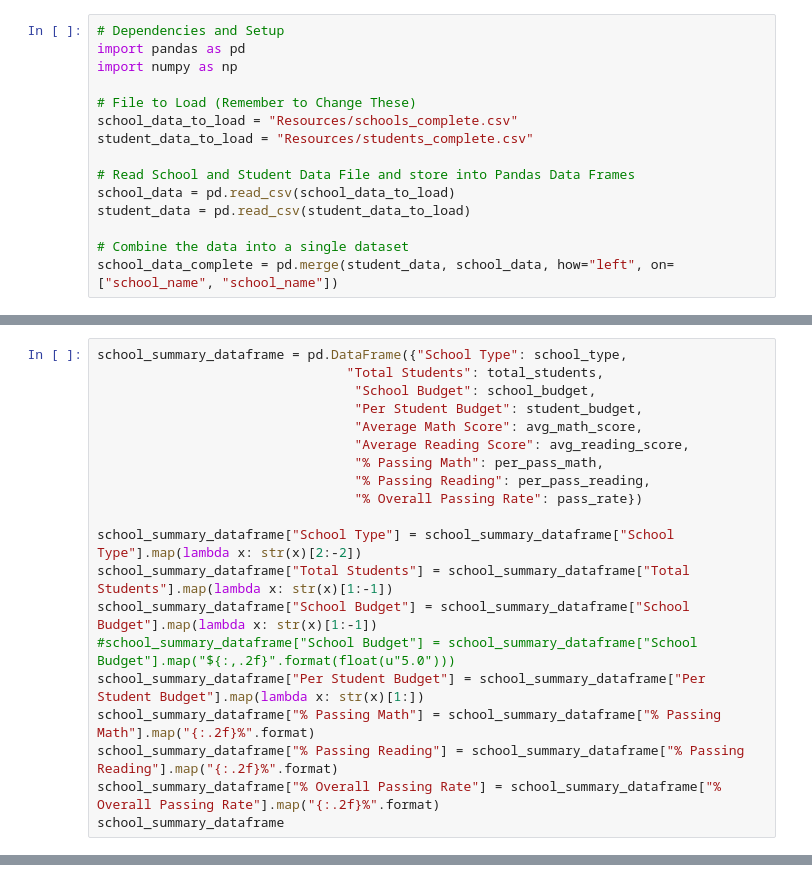
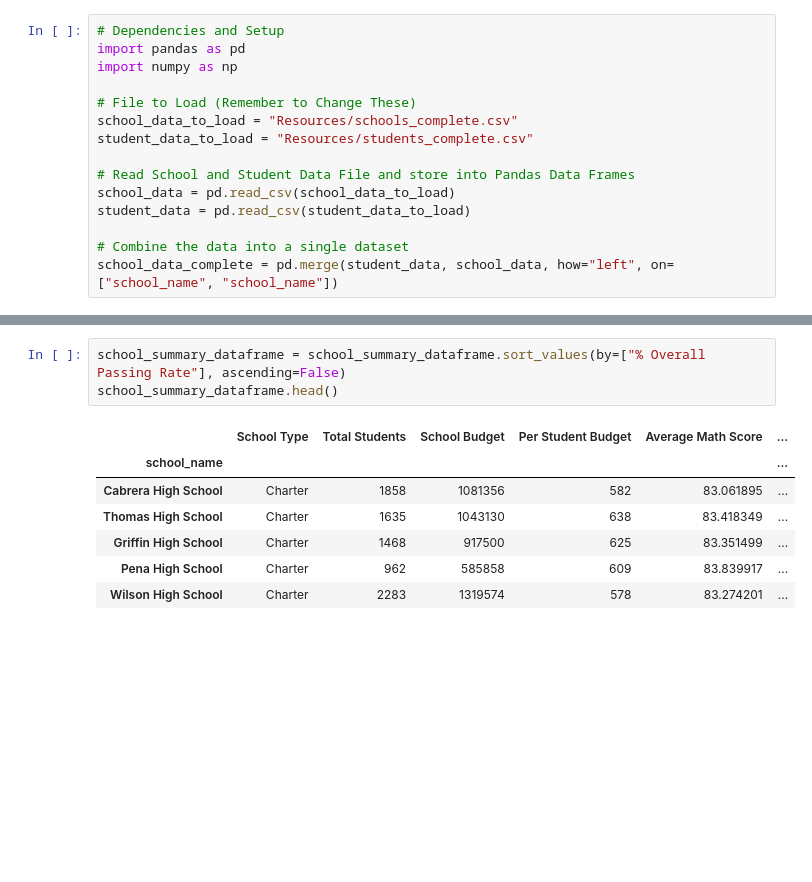
Before and after one commit to Samwimb/pandas-homework, a Jupyter notebook: PyCitySchools/py_academy.ipynb, the cells around one changed output, grey strips where cells are left out. Cells and saved outputs as stored; diff of their text form; blank space fills up the shorter version.

```diff
--- a/PyCitySchools/py_academy.ipynb
+++ b/PyCitySchools/py_academy.ipynb
@@ -109,20 +142,0 @@ SyntaxError: invalid syntax (<ipython-input-8-fd8901f0dcdf>, line 15)
-# %%
-school_summary_dataframe = pd.DataFrame({"School Type": school_type,
-                                "Total Students": total_students,
-                                 "School Budget": school_budget,
-                                 "Per Student Budget": student_budget,
-                                 "Average Math Score": avg_math_score,
-                                 "Average Reading Score": avg_reading_score,
-                                 "% Passing Math": per_pass_math,
-                                 "% Passing Reading": per_pass_reading,
-                                 "% Overall Passing Rate": pass_rate})
-
-school_summary_dataframe["School Type"] = school_summary_dataframe["School Type"].map(lambda x: str(x)[2:-2])
-school_summary_dataframe["Total Students"] = school_summary_dataframe["Total Students"].map(lambda x: str(x)[1:-1])
-school_summary_dataframe["School Budget"] = school_summary_dataframe["School Budget"].map(lambda x: str(x)[1:-1])
-#school_summary_dataframe["School Budget"] = school_summary_dataframe["School Budget"].map("${:,.2f}".format(float(u"5.0")))
-school_summary_dataframe["Per Student Budget"] = school_summary_dataframe["Per Student Budget"].map(lambda x: str(x)[1:])
-school_summary_dataframe["% Passing Math"] = school_summary_dataframe["% Passing Math"].map("{:.2f}%".format)
-school_summary_dataframe["% Passing Reading"] = school_summary_dataframe["% Passing Reading"].map("{:.2f}%".format)
-school_summary_dataframe["% Overall Passing Rate"] = school_summary_dataframe["% Overall Passing Rate"].map("{:.2f}%".format)
-school_summary_dataframe
@@ -146,0 +143,11 @@ school_summary_dataframe
+# %%
+school_summary_dataframe = school_summary_dataframe.sort_values(by=["% Overall Passing Rate"], ascending=False)
+school_summary_dataframe.head()
+# %% [output]
+|  | School Type | Total Students | School Budget | Per Student Budget | Average Math Score | ... |
+| school_name |  |  |  |  |  | ... |
+| Cabrera High School | Charter | 1858 | 1081356 | 582 | 83.061895 | ... |
+| Thomas High School | Charter | 1635 | 1043130 | 638 | 83.418349 | ... |
+| Griffin High School | Charter | 1468 | 917500 | 625 | 83.351499 | ... |
+| Pena High School | Charter | 962 | 585858 | 609 | 83.839917 | ... |
+| Wilson High School | Charter | 2283 | 1319574 | 578 | 83.274201 | ... |
```
Also changed, not shown: parts of 7 cells of this notebook.
